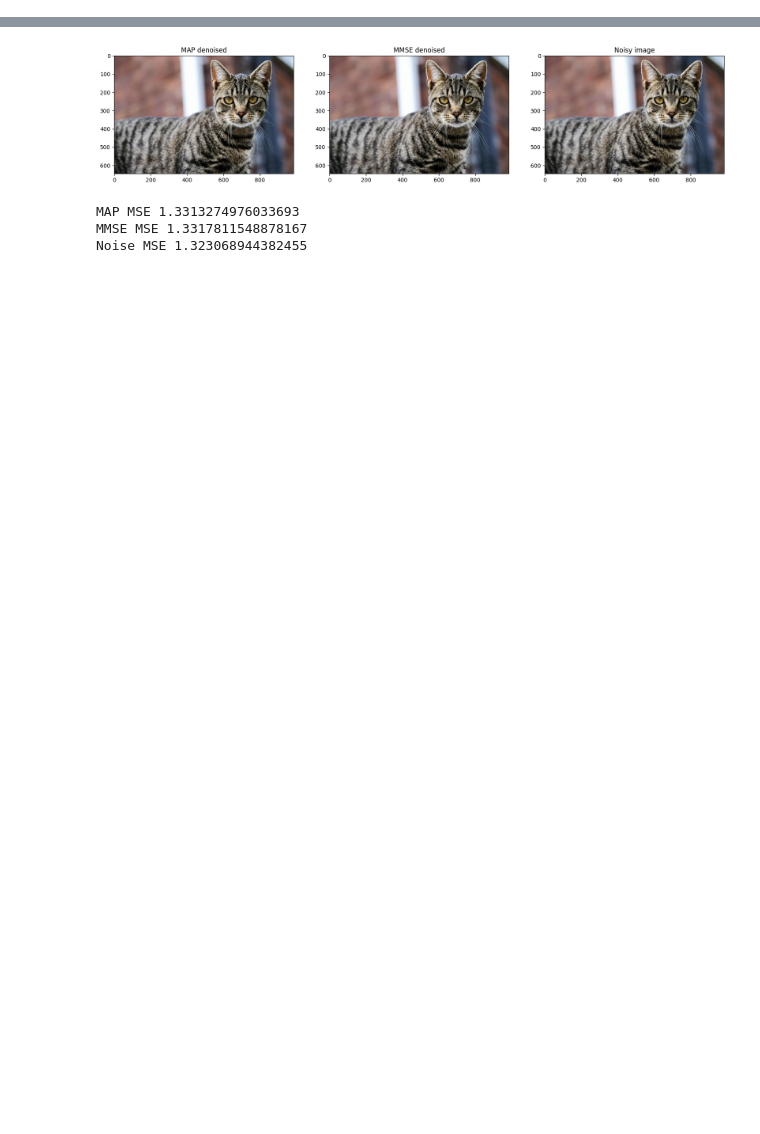
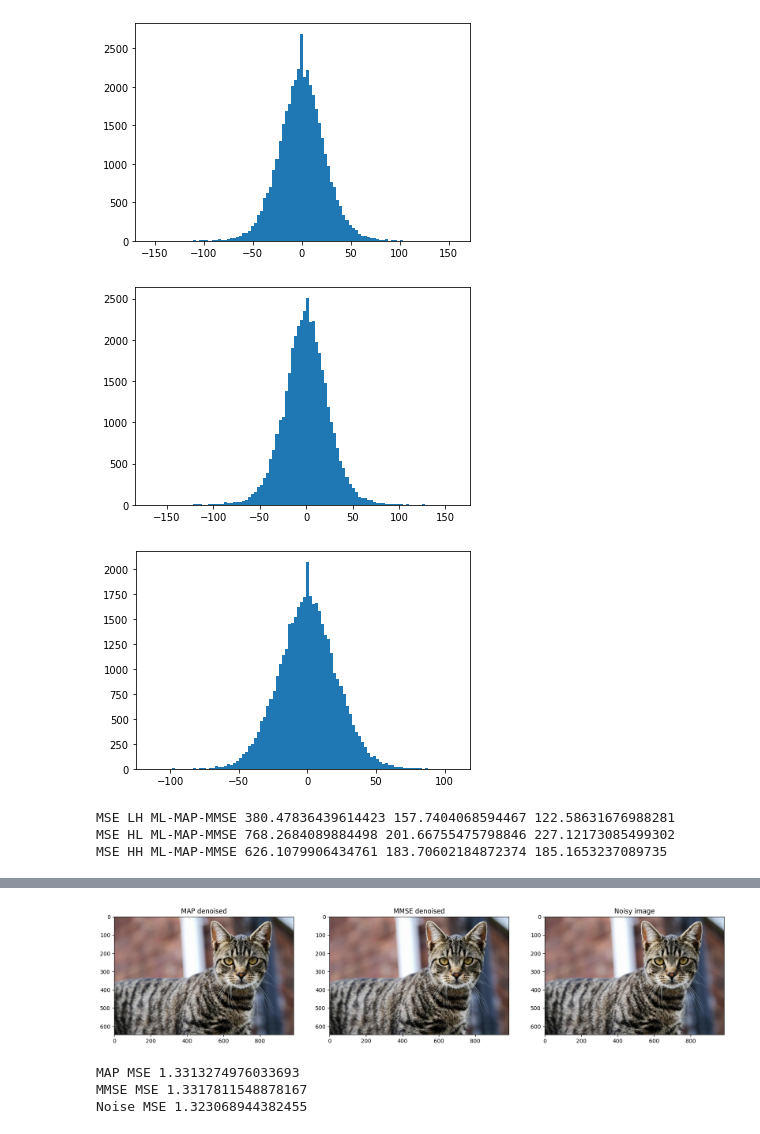
Before and after one commit to anvuongb/ece565_final, a Jupyter notebook: images.ipynb, the cells around one changed output, grey strips where cells are left out. Saved outputs shown, nothing was run; the diff lists cells and outputs as text; code cells hidden in the pictures; blank space fills up the shorter version.

```diff
--- a/images.ipynb
+++ b/images.ipynb
@@ -32,5 +58,0 @@ sigma = 1
-# %%
-X = original.ravel()
-X = X + sigma*np.random.randn(len(X))
-X = np.clip(X, 0, 255)
-cA, cD = pywt.dwt(X, 'db2')
@@ -59,0 +70,30 @@ plt.show()
+# %%
+coeffs2 = pywt.dwt2(X, 'haar')
+LL, (LH, HL, HH) = coeffs2
+
+plt.hist(LH.ravel(), bins=100)
+plt.show()
+plt.hist(HL.ravel(), bins=100)
+plt.show()
+plt.hist(HH.ravel(), bins=100)
+plt.show()
+# %% [output]
+[figure, added]
+[figure, added]
+[figure, added]
+# %%
+LH_map = map_estimate(LH, sigma=sigma, gamma=gamma_LH)
+LH_mmse = mmse_estimate(LH, sigma=sigma, gamma=gamma_LH)
+print("MSE LH ML-MAP-MMSE", np.mean(np.square(LH-LH_true)), np.mean(np.square(LH_map-LH_true)), np.mean(np.square(LH_mmse-LH_true)))
+
+HL_map = map_estimate(HL, sigma=sigma, gamma=gamma_HL)
+HL_mmse = mmse_estimate(HL, sigma=sigma, gamma=gamma_HL)
+print("MSE HL ML-MAP-MMSE", np.mean(np.square(HL-LH_true)), np.mean(np.square(HL_map-LH_true)), np.mean(np.square(HL_mmse-LH_true)))
+
+HH_map = map_estimate(HH, sigma=sigma, gamma=gamma_HH)
+HH_mmse = mmse_estimate(HH, sigma=sigma, gamma=gamma_HH)
+print("MSE HH ML-MAP-MMSE", np.mean(np.square(HH-LH_true)), np.mean(np.square(HH_map-LH_true)), np.mean(np.square(HH_mmse-LH_true)))
+# %% [output]
+MSE LH ML-MAP-MMSE 380.47836439614423 157.7404068594467 122.58631676988281
+MSE HL ML-MAP-MMSE 768.2684089884498 201.66755475798846 227.12173085499302
+MSE HH ML-MAP-MMSE 626.1079906434761 183.70602184872374 185.1653237089735
```
Also changed, not shown: parts of 18 cells of this notebook, 2 other files.
